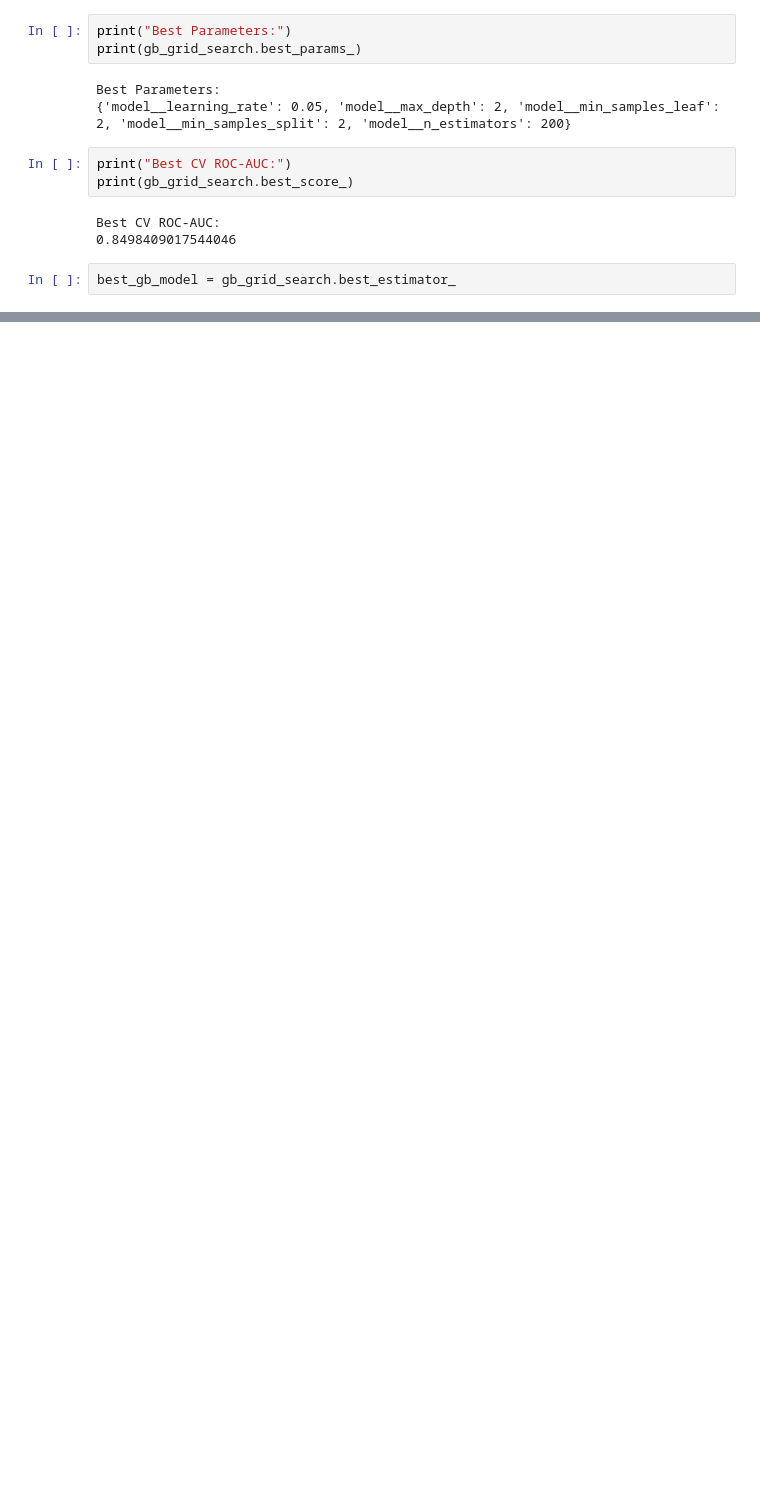
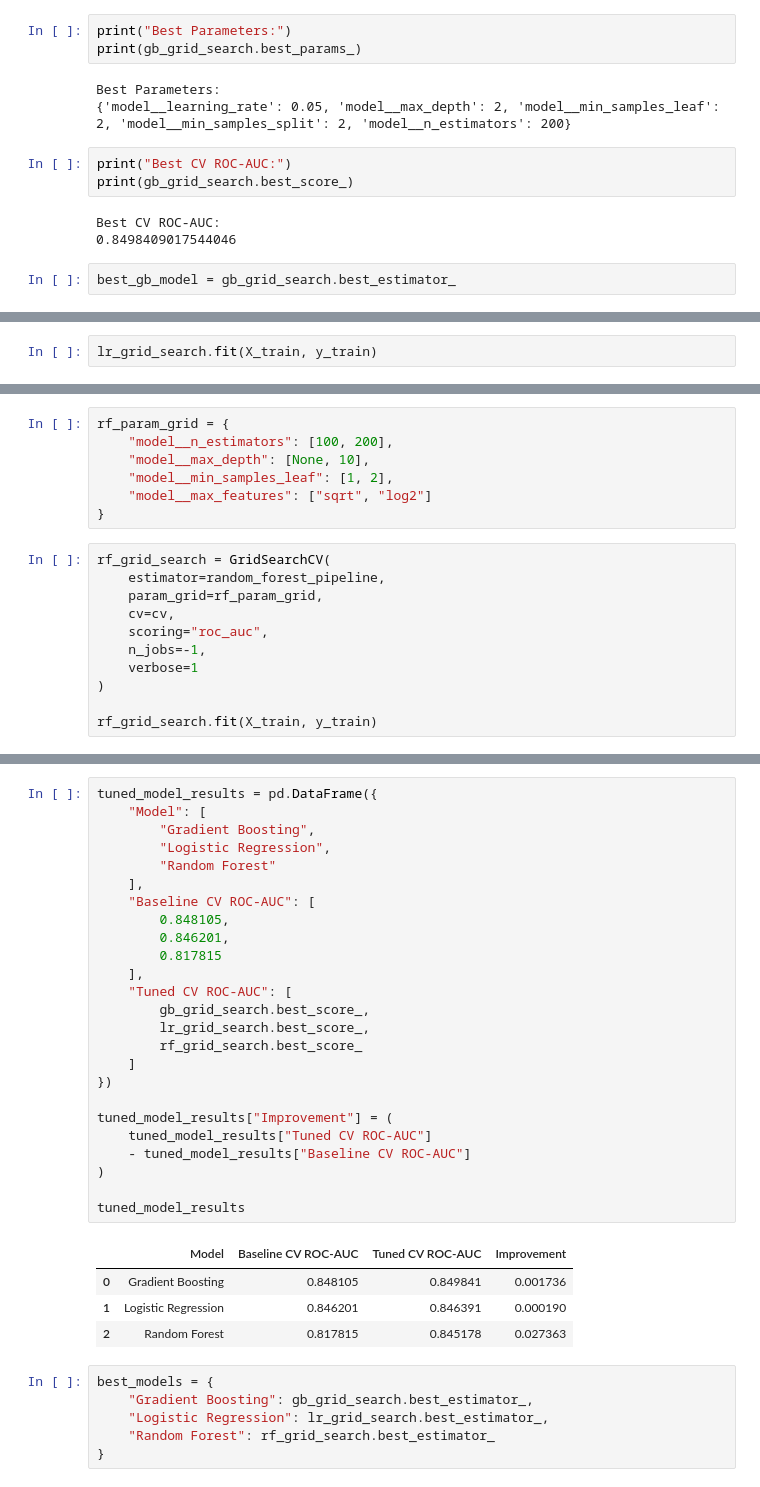
Before and after one commit to BikeshKumar919/customer-churn-ml, a Jupyter notebook: notebooks/03_model_training.ipynb, the cells around one changed output, grey strips where cells are left out. Drawn from its saved outputs; the diff is of its cells as text; blank space fills up the shorter version.

Commit message:
Tune baseline ML models with cross-validation

```diff
--- a/notebooks/03_model_training.ipynb
+++ b/notebooks/03_model_training.ipynb
@@ -818,0 +849,2 @@ best_gb_model = gb_grid_search.best_estimator_
+# %%
+lr_grid_search.fit(X_train, y_train)
@@ -818,0 +899,18 @@ best_gb_model = gb_grid_search.best_estimator_
+# %%
+rf_param_grid = {
+    "model__n_estimators": [100, 200],
+    "model__max_depth": [None, 10],
+    "model__min_samples_leaf": [1, 2],
+    "model__max_features": ["sqrt", "log2"]
+}
+# %%
+rf_grid_search = GridSearchCV(
+    estimator=random_forest_pipeline,
+    param_grid=rf_param_grid,
+    cv=cv,
+    scoring="roc_auc",
+    n_jobs=-1,
+    verbose=1
+)
+
+rf_grid_search.fit(X_train, y_train)
@@ -818,0 +963,36 @@ best_gb_model = gb_grid_search.best_estimator_
+# %%
+tuned_model_results = pd.DataFrame({
+    "Model": [
+        "Gradient Boosting",
+        "Logistic Regression",
+        "Random Forest"
+    ],
+    "Baseline CV ROC-AUC": [
+        0.848105,
+        0.846201,
+        0.817815
+    ],
+    "Tuned CV ROC-AUC": [
+        gb_grid_search.best_score_,
+        lr_grid_search.best_score_,
+        rf_grid_search.best_score_
+    ]
+})
+
+tuned_model_results["Improvement"] = (
+    tuned_model_results["Tuned CV ROC-AUC"]
+    - tuned_model_results["Baseline CV ROC-AUC"]
+)
+
+tuned_model_results
+# %% [output]
+|  | Model | Baseline CV ROC-AUC | Tuned CV ROC-AUC | Improvement |
+| 0 | Gradient Boosting | 0.848105 | 0.849841 | 0.001736 |
+| 1 | Logistic Regression | 0.846201 | 0.846391 | 0.000190 |
+| 2 | Random Forest | 0.817815 | 0.845178 | 0.027363 |
+# %%
+best_models = {
+    "Gradient Boosting": gb_grid_search.best_estimator_,
+    "Logistic Regression": lr_grid_search.best_estimator_,
+    "Random Forest": rf_grid_search.best_estimator_
+}
```
Also changed, not shown: parts of 13 cells of this notebook.
